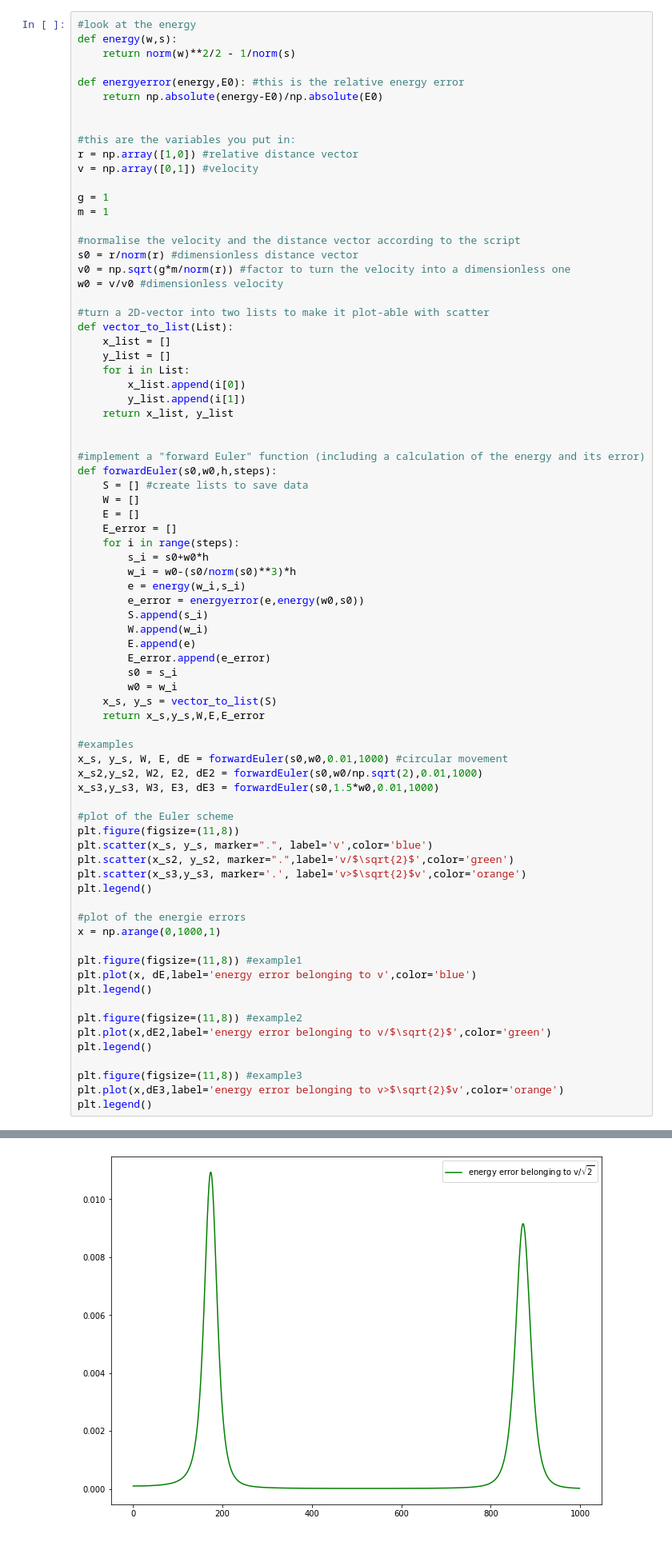
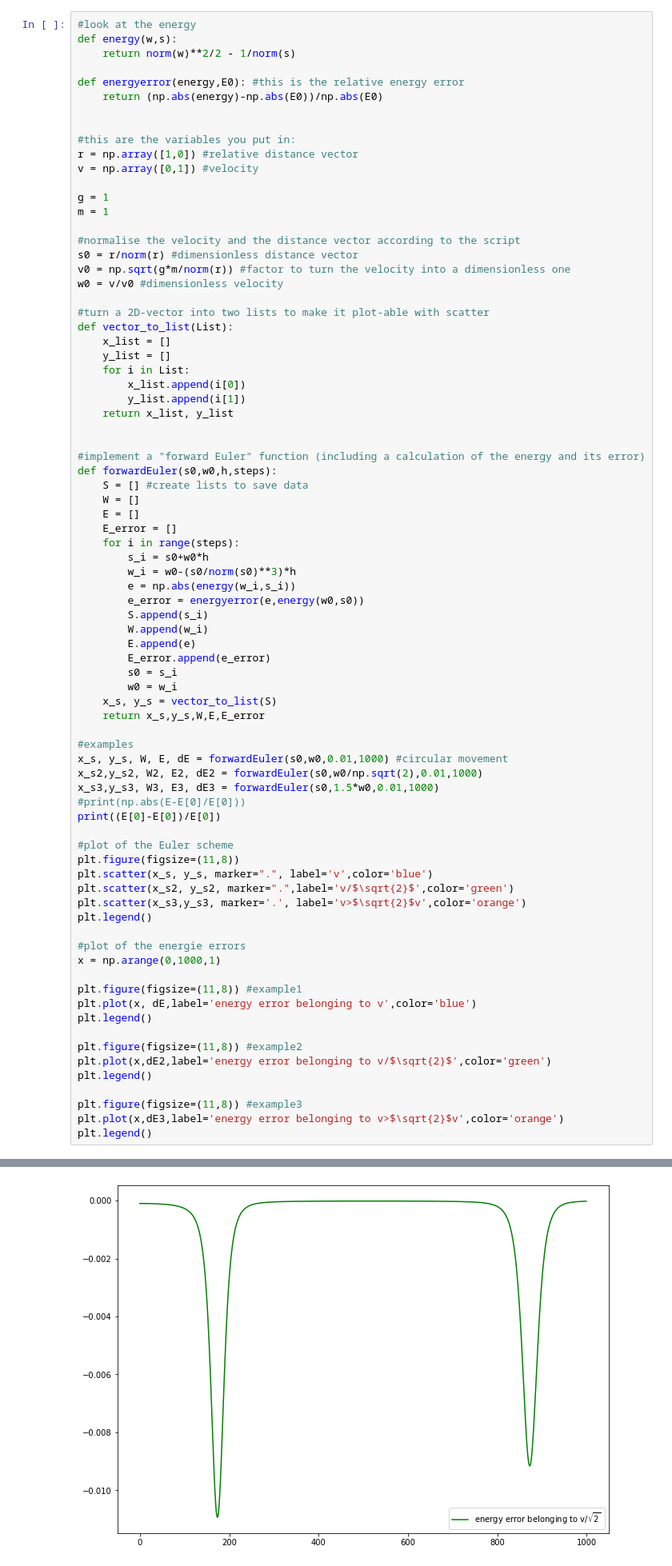
Before and after one commit to nlwach/Comp_Phys_zettel, a Jupyter notebook: Comp_Phys_Zettel/Zettel 2/euler.ipynb, the cells around one changed output, grey strips where cells are left out. Shown: that part at 80% size. Saved outputs shown, nothing was run; the diff lists cells and outputs as text.

```diff
--- a/Comp_Phys_Zettel/Zettel 2/euler.ipynb
+++ b/Comp_Phys_Zettel/Zettel 2/euler.ipynb
@@ -8,7 +8,7 @@ def energy(w,s):
     return norm(w)**2/2 - 1/norm(s)
 
 def energyerror(energy,E0): #this is the relative energy error
-    return np.absolute(energy-E0)/np.absolute(E0)
+    return (np.abs(energy)-np.abs(E0))/np.abs(E0)
 
 
 #this are the variables you put in:
@@ -42,7 +42,7 @@ def forwardEuler(s0,w0,h,steps):
     for i in range(steps):
         s_i = s0+w0*h
         w_i = w0-(s0/norm(s0)**3)*h
-        e = energy(w_i,s_i)
+        e = np.abs(energy(w_i,s_i))
         e_error = energyerror(e,energy(w0,s0))
         S.append(s_i)
         W.append(w_i)
@@ -57,6 +57,8 @@ def forwardEuler(s0,w0,h,steps):
 x_s, y_s, W, E, dE = forwardEuler(s0,w0,0.01,1000) #circular movement
 x_s2,y_s2, W2, E2, dE2 = forwardEuler(s0,w0/np.sqrt(2),0.01,1000)
 x_s3,y_s3, W3, E3, dE3 = forwardEuler(s0,1.5*w0,0.01,1000)
+#print(np.abs(E-E[0]/E[0]))
+print((E[0]-E[0])/E[0])
 
 #plot of the Euler scheme
 plt.figure(figsize=(11,8))
@@ -86 +89 @@ plt.legend()
-[figure, old version]
+[figure, new version]
```
Also changed, not shown: parts of 6 cells of this notebook, 1 other file.
